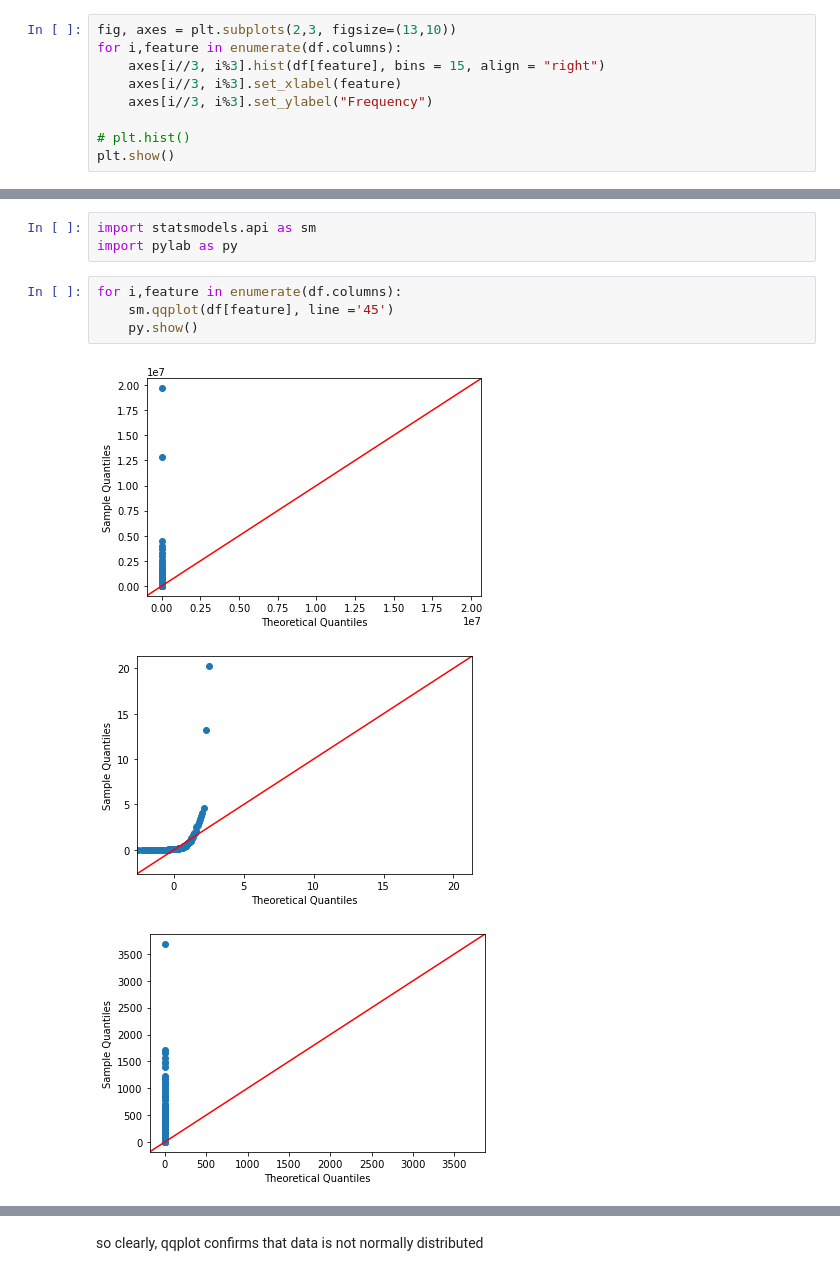
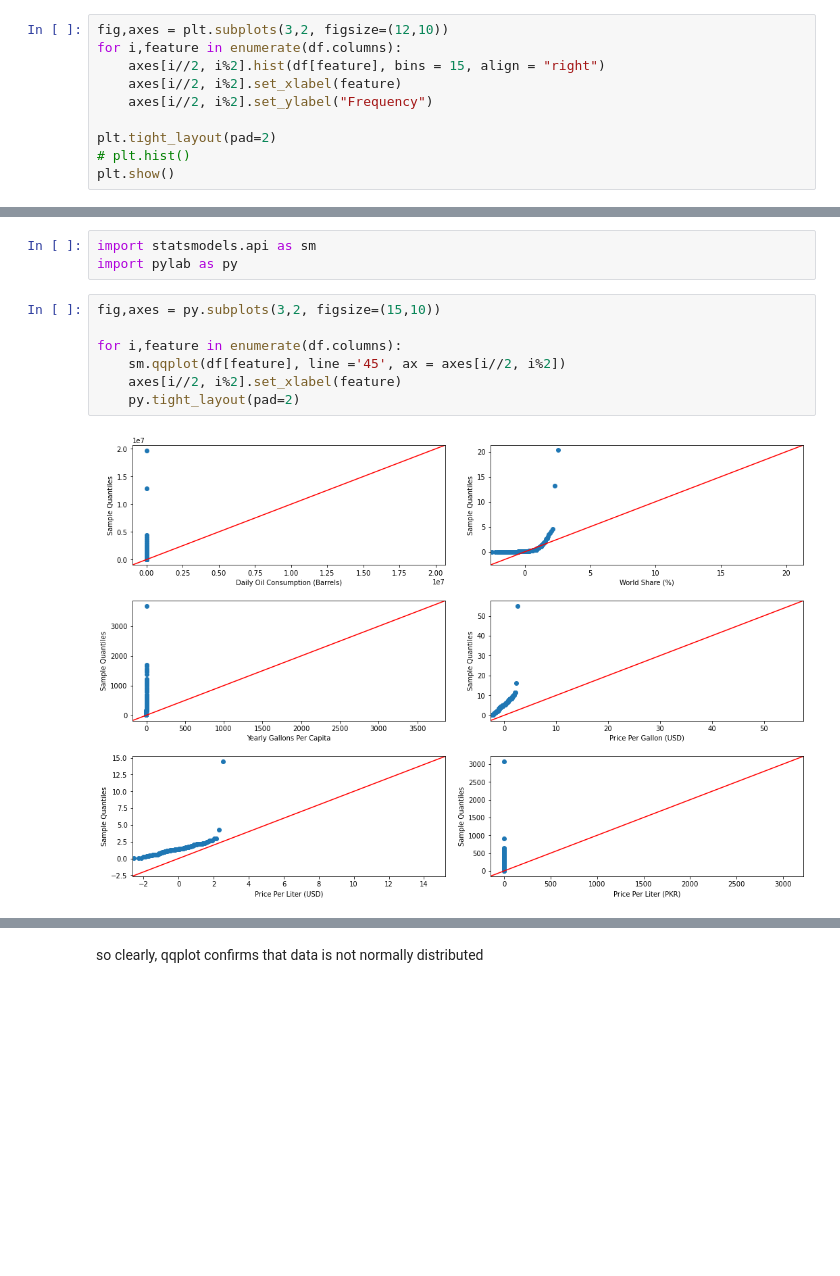
Before and after one commit to RaofaizanAPSACS/PetrolGasPricesWorldWide_EDA, a Jupyter notebook: Petrol prices.ipynb, the cells around one changed output, grey strips where cells are left out. Saved outputs shown, nothing was run; the diff lists cells and outputs as text; blank space fills up the shorter version.

```diff
--- a/Petrol prices.ipynb
+++ b/Petrol prices.ipynb
@@ -92,12 +92,13 @@ df.describe()
 # %% [markdown]
 #### Plotting `Histogram` of every feature to check the `Normal distribution`
 # %%
-fig, axes = plt.subplots(2,3, figsize=(13,10))
+fig,axes = plt.subplots(3,2, figsize=(12,10))
 for i,feature in enumerate(df.columns):
-    axes[i//3, i%3].hist(df[feature], bins = 15, align = "right")
-    axes[i//3, i%3].set_xlabel(feature)
-    axes[i//3, i%3].set_ylabel("Frequency")
+    axes[i//2, i%2].hist(df[feature], bins = 15, align = "right")
+    axes[i//2, i%2].set_xlabel(feature)
+    axes[i//2, i%2].set_ylabel("Frequency")
 
+plt.tight_layout(pad=2)
 # plt.hist()
 plt.show()
 # %% [output]
@@ -110,10 +111,11 @@ By this we can clearly see that the data features is not normally distributed. B
 import statsmodels.api as sm
 import pylab as py
 # %%
+fig,axes = py.subplots(3,2, figsize=(15,10))
+
 for i,feature in enumerate(df.columns):
-    sm.qqplot(df[feature], line ='45')
-    py.show()
+    sm.qqplot(df[feature], line ='45', ax = axes[i//2, i%2])
+    axes[i//2, i%2].set_xlabel(feature)
+    py.tight_layout(pad=2)
 # %% [output]
-[figure, old version]
+[figure, new version]
-[figure, removed]
-[figure, removed]
```
Also changed, not shown: parts of 2 cells of this notebook.
